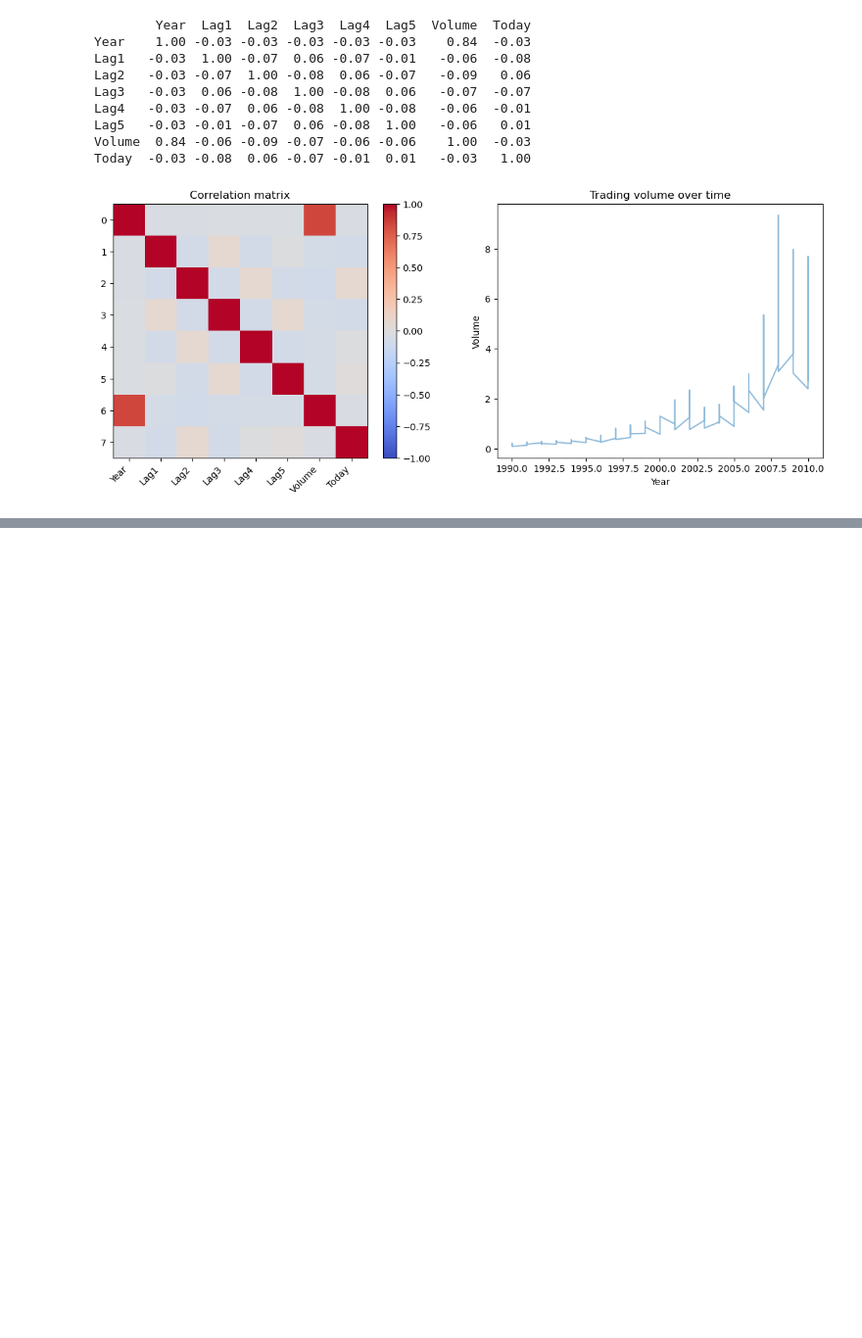
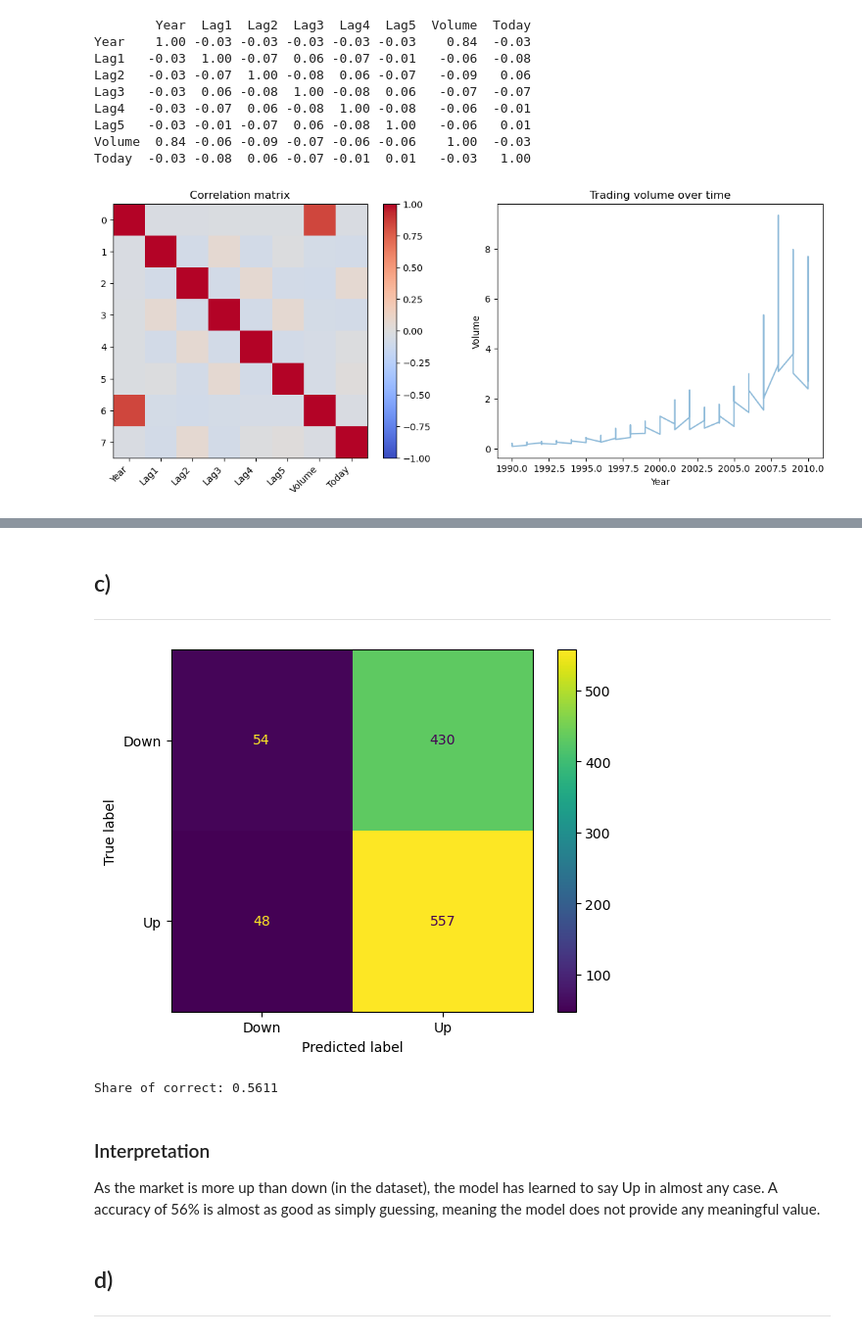
Before and after one commit to PeterTveita/BAN404, a Jupyter notebook: Foreleser/03/ex4.13.ipynb, the cells around one changed output, grey strips where cells are left out. Shown at 98% size. Cells and saved outputs as stored; diff of their text form; code cells hidden in the pictures; blank space fills up the shorter version.

```diff
--- a/Foreleser/03/ex4.13.ipynb
+++ b/Foreleser/03/ex4.13.ipynb
@@ -75,0 +83,7 @@ plt.show()
+# %%
+#Converting Direction to binary to allow for numeric regression
+Weekly['Direction_binary'] = (Weekly['Direction'] == 'Up').astype(int)
+# %%
+#Logistic regression model
+logistic_model = smf.logit('Direction_binary ~ Lag1 + Lag2 + Lag3 + Lag4 + Lag5 + Volume', data = Weekly).fit()
+print(logistic_model.summary())
@@ -75,0 +108,25 @@ plt.show()
+# %% [markdown]
+## c)
+***
+# %%
+#Confusion matrix
+pred_probs = logistic_model.predict()
+pred_classes = (pred_probs >= 0.5).astype(int)
+
+cm = confusion_matrix(Weekly['Direction_binary'], pred_classes)
+disp = ConfusionMatrixDisplay(confusion_matrix = cm, display_labels = ['Down', 'Up'])
+disp.plot()
+plt.show()
+
+accuracy = (pred_classes == Weekly['Direction_binary']).mean()
+print(f'Share of correct: {accuracy:.4f}')
+# %% [output]
+[figure, added]
+Share of correct: 0.5611
+# %% [markdown]
+### Interpretation
+
+As the market is more up than down (in the dataset), the model has learned to say Up in almost any case. A accuracy of 56% is almost as good as simply guessing, meaning the model does not provide any meaningful value.
+# %% [markdown]
+## d)
+***
```
Also changed, not shown: parts of 26 cells of this notebook.
